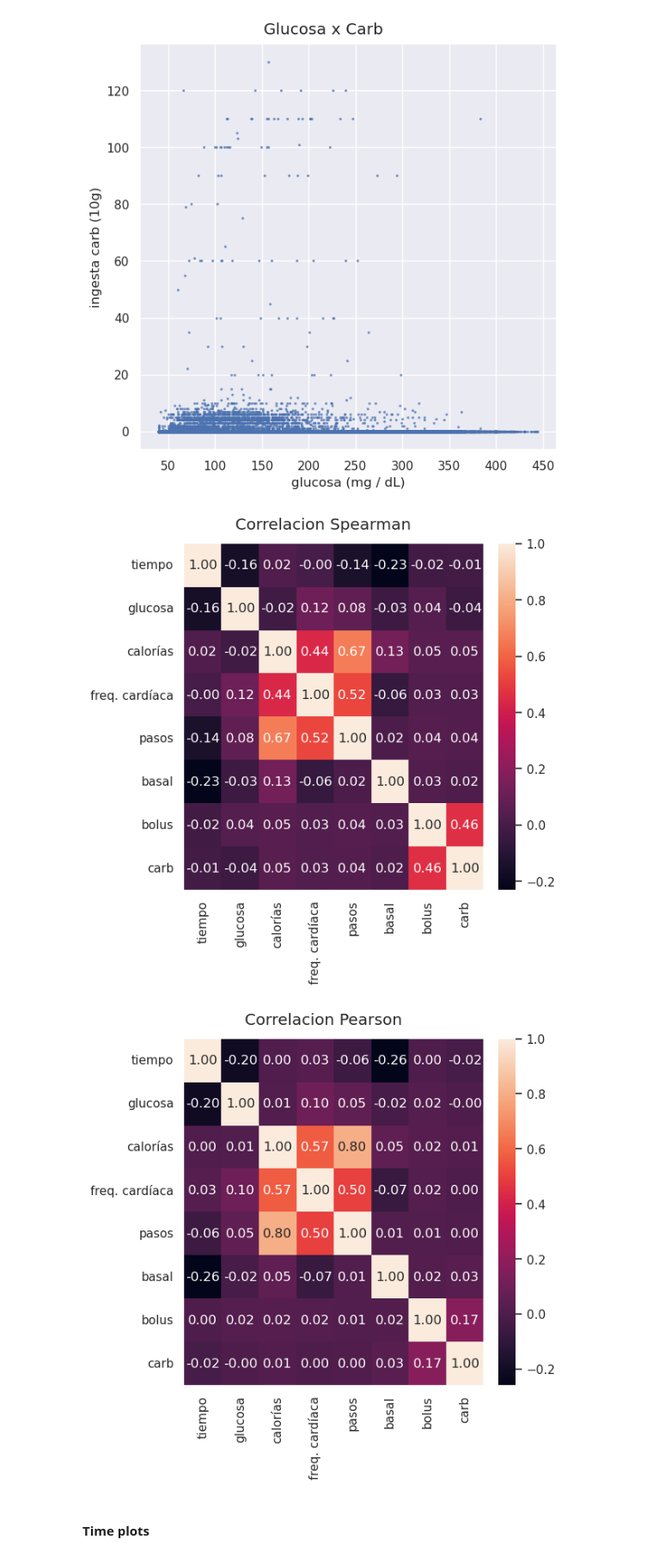
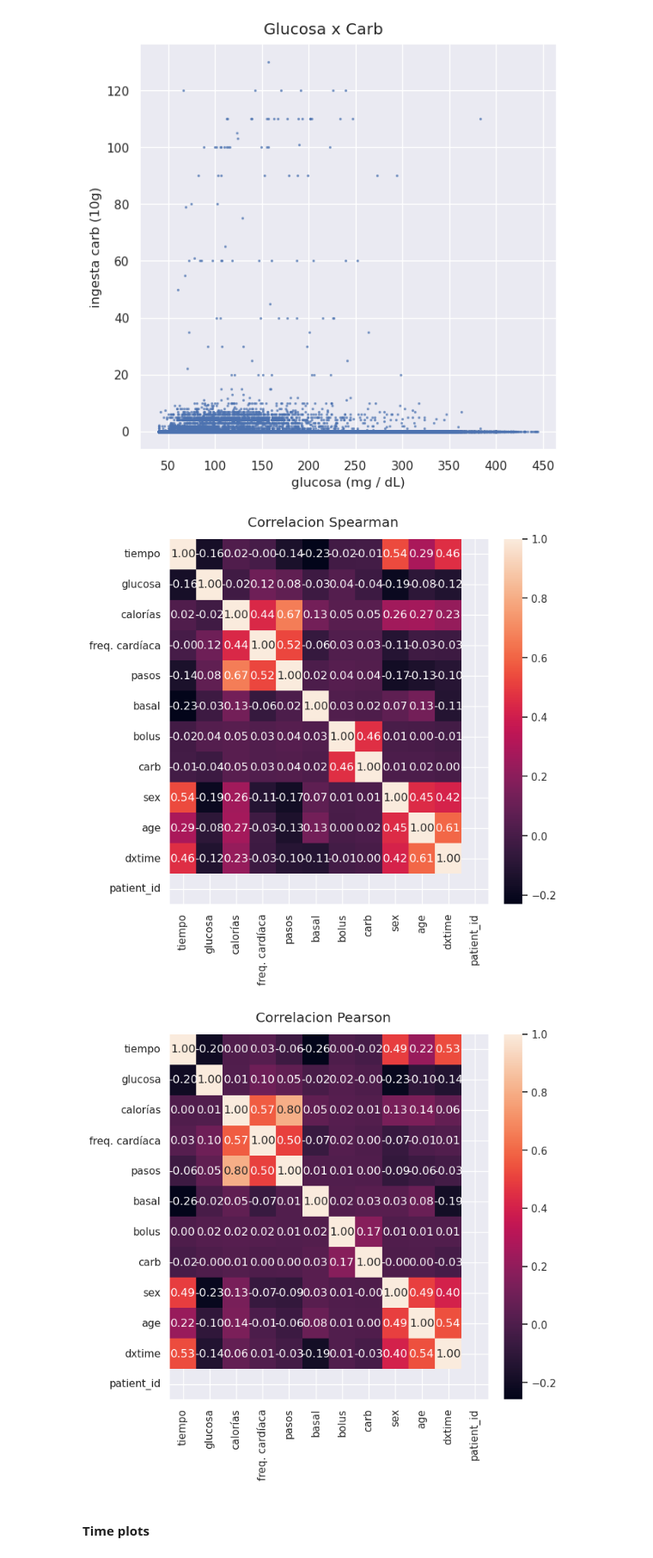
Before and after one commit to Arturo2711/EDA-DT1-PROJECT, a Jupyter notebook: EDA.ipynb, the cells around one changed output. Shown at 86% size. Saved outputs shown, nothing was run; the diff lists cells and outputs as text; code cells hidden in the pictures.

```diff
--- a/EDA.ipynb
+++ b/EDA.ipynb
@@ -67,14 +68,14 @@ dxtime = [15.5, 36.5, 12.5, 8.5, 39.5, 13.5, 10.1, 30.7, 15.2, 27.3, 12.9, 11.2,
 # Append all the patients onto a single dataframe
 people = []
 path = "HUPA-UCM Diabetes Dataset/Preprocessed/"
-#id = 0
+id = 0
 for filename, sex, age, dxtime in zip(glob.glob(os.path.join(path, '*.csv')), sex, age, dxtime):
     df = pd.read_csv(filename, sep = ";")
     df["time"] = df["time"].apply(lambda x: np.datetime64(x))
     df["sex"] = sex
     df["age"] = age
     df["dxtime"] = dxtime
-    #df["patient_id"] = [id for i in range(len(df))]
+    df["patient_id"] = [id for i in range(len(df))]
     # df = df.set_index(['patient_id', 'time'])
     people.append(df)
      # id += 1
@@ -353,29 +414,29 @@ plt.show()
 # %%
 df_heatmap = df.copy()
 df_heatmap = df_heatmap.rename(columns={
     "time" : "tiempo",
     "glucose" : "glucosa",
     "calories" : "calorías",
     "heart_rate" : "freq. cardíaca",
     "steps" : "pasos",
     "basal_rate" : "basal",
     "bolus_volume_delivered" : "bolus",
     "carb_input" : "carb",
     })
-fig, ax = plt.subplots(figsize = (width,width), layout = "constrained")
+fig, ax = plt.subplots(figsize = (width + 1,width + 1), layout = "constrained")
 sns.heatmap(df_heatmap.corr(method = "spearman"), annot = True, fmt=".2f")
 plt.suptitle("Correlacion Spearman")
 plt.savefig("Images/correlacion_spearman.png", format = "png")
 plt.show()
 
-fig, ax = plt.subplots(figsize = (width,width), layout = "constrained")
+fig, ax = plt.subplots(figsize = (width + 1,width + 1), layout = "constrained")
 sns.heatmap(df_heatmap.corr(method = "pearson"), annot = True, fmt=".2f")
 plt.suptitle("Correlacion Pearson")
 plt.savefig("Images/correlacion_pearson.png", format = "png")
 plt.show()
 # %% [output]
-[figure, old version]
+[figure, new version]
-[figure, old version]
+[figure, new version]
 # %% [markdown]
 #### Time plots
 # %%
```
Also changed, not shown: parts of 34 cells of this notebook, 10 other files.
